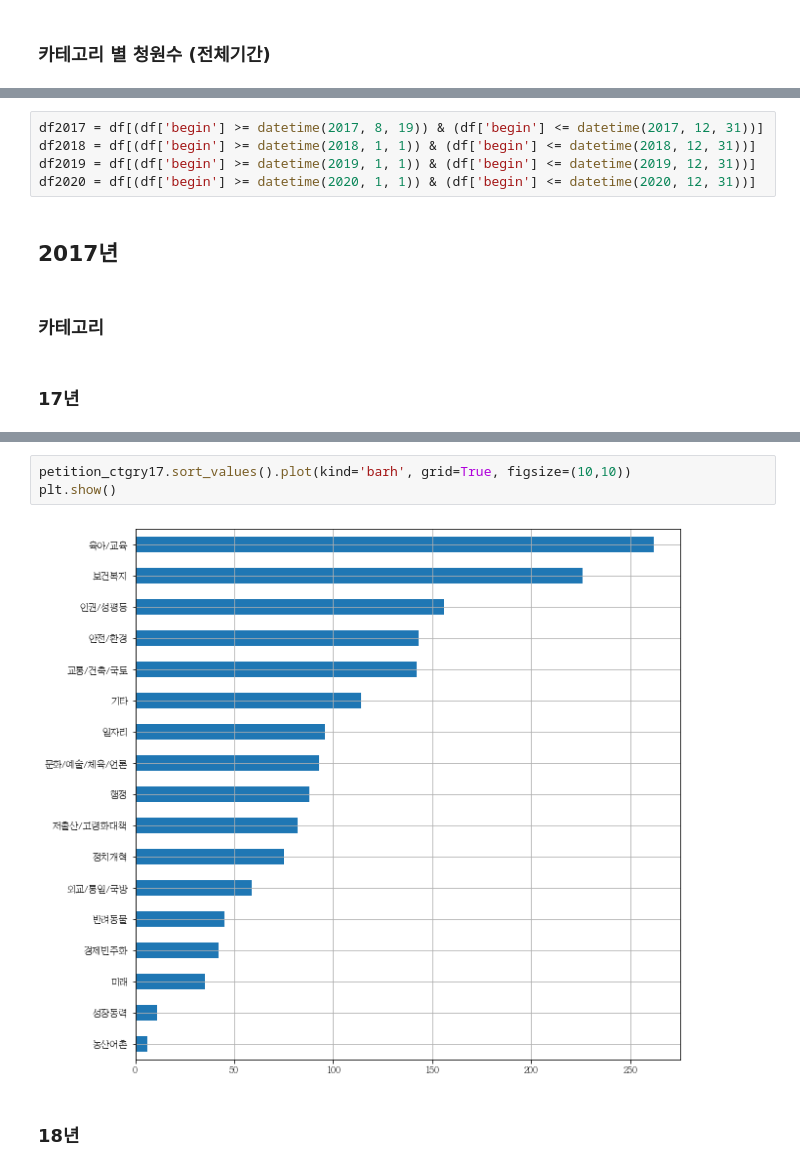
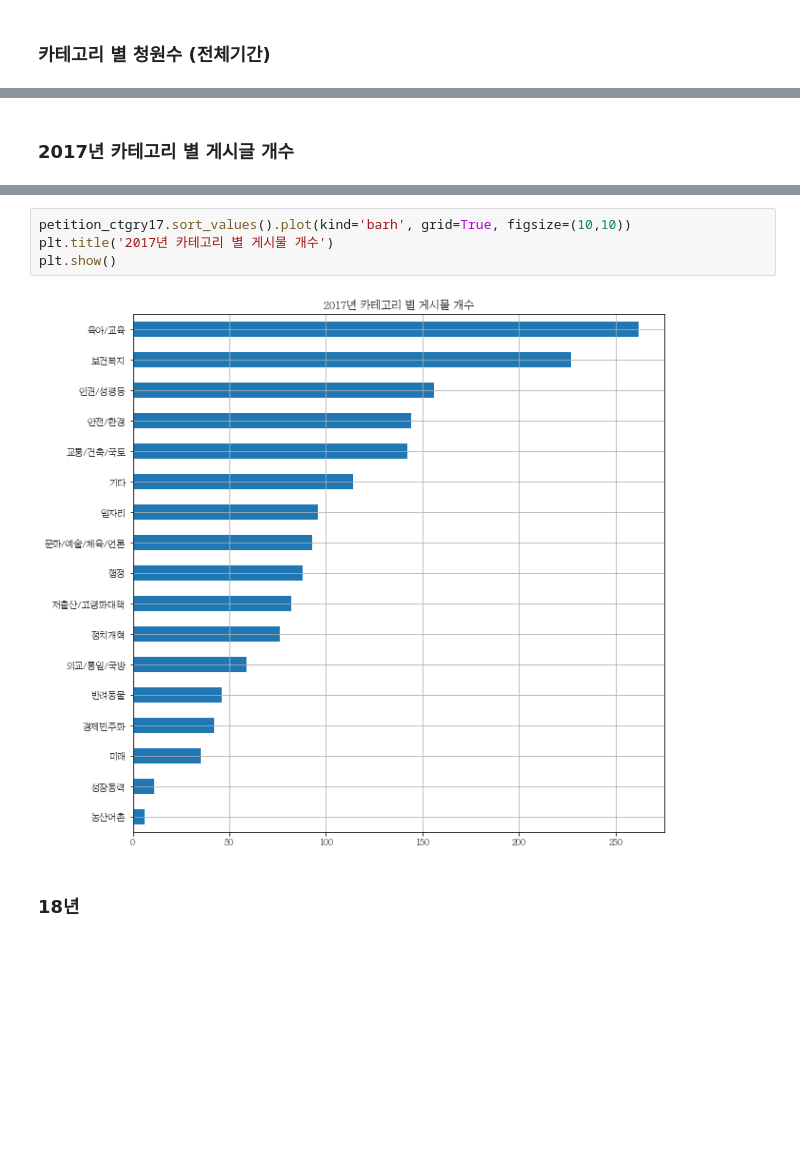
Before and after one commit to gayoooon1/blue-house-national-petition-analysis, a Jupyter notebook: petition-analysis-visualization.ipynb, the cells around one changed output, grey strips where cells are left out. Cells and saved outputs as stored; diff of their text form; blank space fills up the shorter version.

```diff
--- a/petition-analysis-visualization.ipynb
+++ b/petition-analysis-visualization.ipynb
@@ -367,14 +140,5 @@ from datetime import datetime
-# %%
-df2017 = df[(df['begin'] >= datetime(2017, 8, 19)) & (df['begin'] <= datetime(2017, 12, 31))]
-df2018 = df[(df['begin'] >= datetime(2018, 1, 1)) & (df['begin'] <= datetime(2018, 12, 31))]
-df2019 = df[(df['begin'] >= datetime(2019, 1, 1)) & (df['begin'] <= datetime(2019, 12, 31))]
-df2020 = df[(df['begin'] >= datetime(2020, 1, 1)) & (df['begin'] <= datetime(2020, 12, 31))]
 # %% [markdown]
-## 2017년
+### 2017년 카테고리 별 게시글 개수
-# %% [markdown]
-### 카테고리
-# %% [markdown]
-### 17년
 # %%
 petition_ctgry17 = df2017['category'].value_counts()
 total=df2017['category'].value_counts().sum()
@@ -401,9 +165,10 @@ Name: category, dtype: float64
 1679
 # %%
 petition_ctgry17.sort_values().plot(kind='barh', grid=True, figsize=(10,10))
+plt.title('2017년 카테고리 별 게시물 개수')
 plt.show()
 # %% [output]
-[figure, old version]
+[figure, new version]
 # %% [markdown]
 ### 18년
 # %%
```
Also changed, not shown: parts of 63 cells of this notebook, 1 other file.
